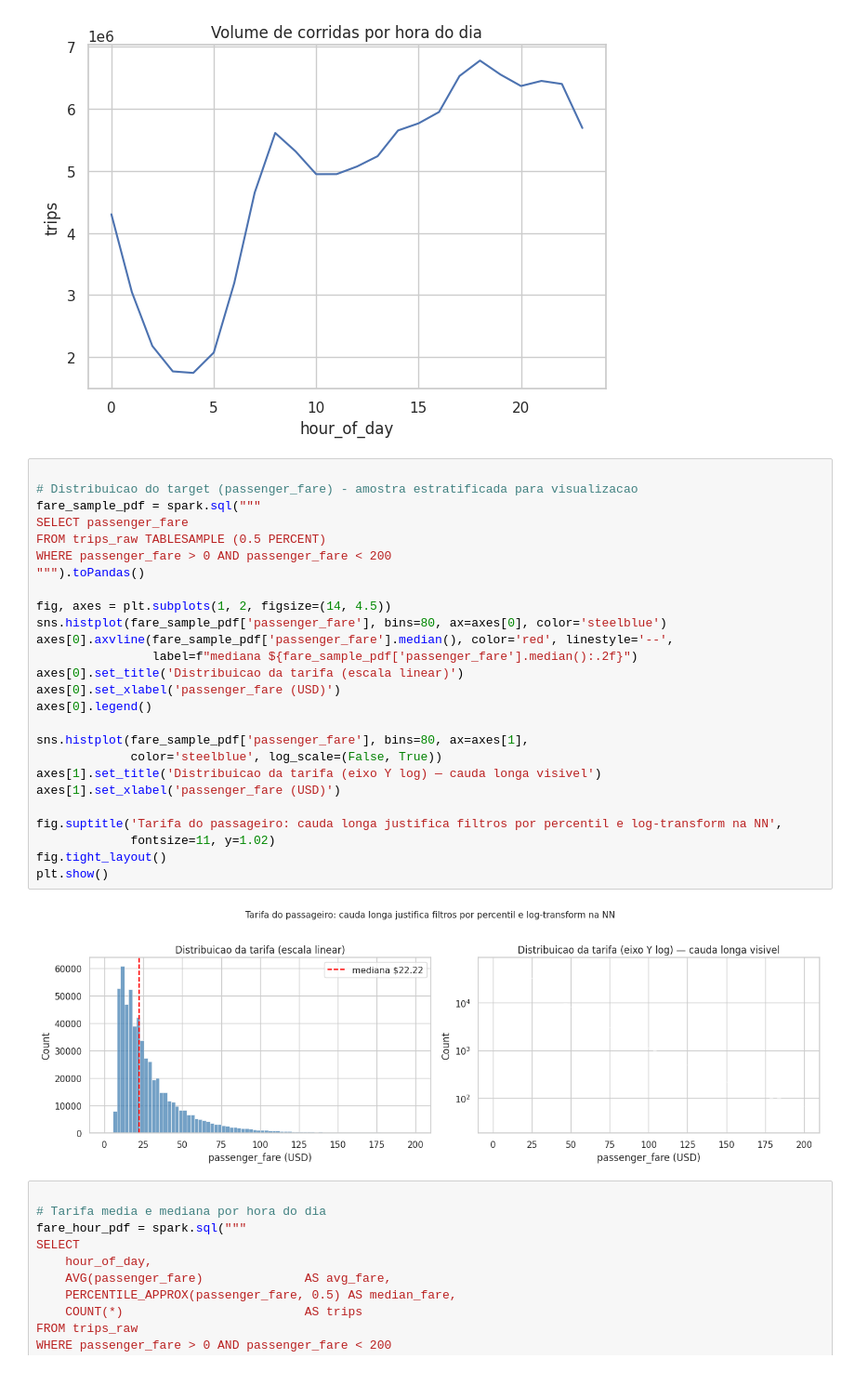
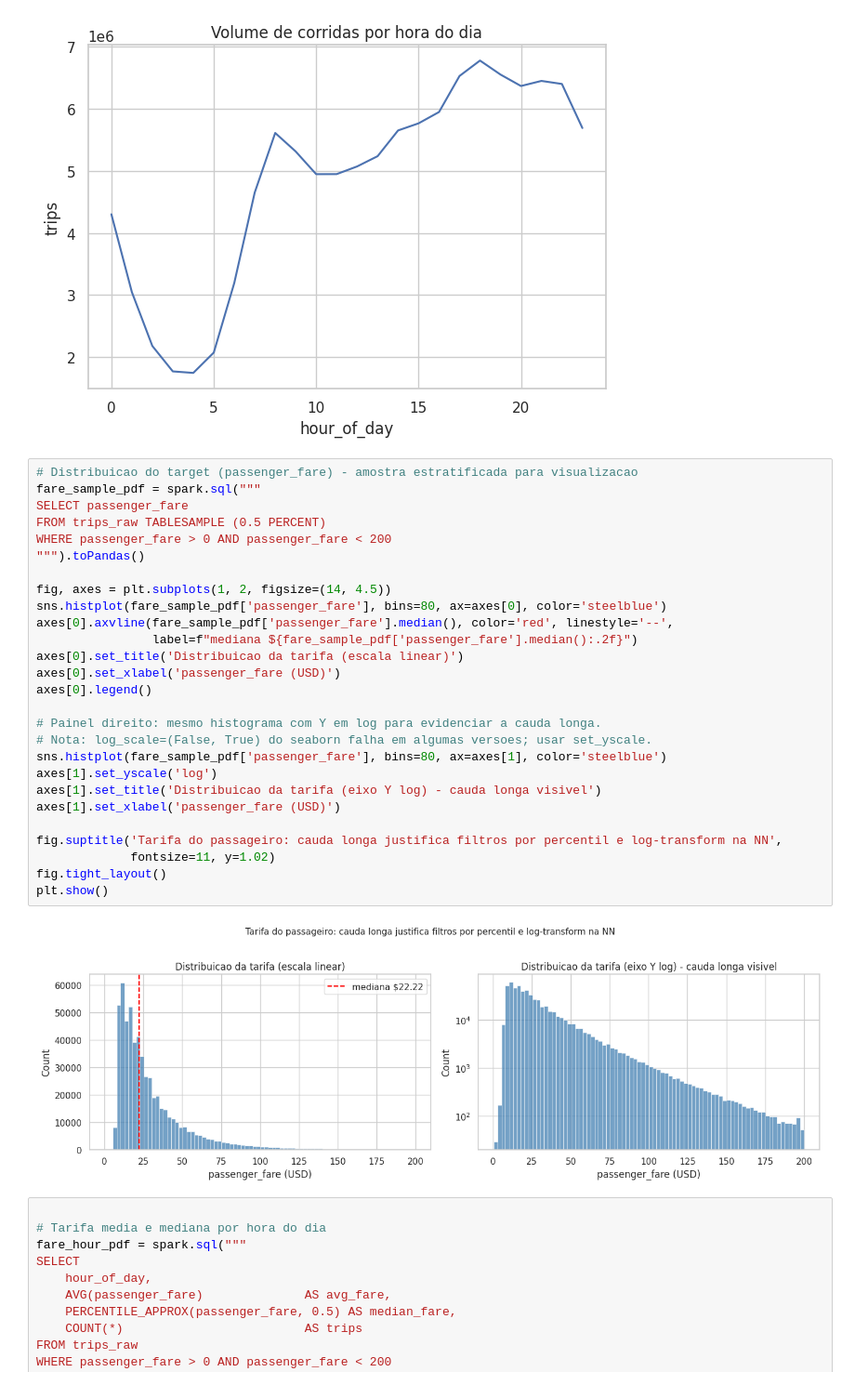
Before and after one commit to waizbart/nyc-rideshare-fare-prediction, a Jupyter notebook: notebooks/01_eda.ipynb, the cells around one changed output. Shown at 93% size. Drawn from its saved outputs; the diff is of its cells as text.

```diff
--- a/notebooks/01_eda.ipynb
+++ b/notebooks/01_eda.ipynb
@@ -116,33 +116,34 @@ plt.show()
 # %% [output]
 [figure]
 # %%
-
 # Distribuicao do target (passenger_fare) - amostra estratificada para visualizacao
 fare_sample_pdf = spark.sql("""
 SELECT passenger_fare
 FROM trips_raw TABLESAMPLE (0.5 PERCENT)
 WHERE passenger_fare > 0 AND passenger_fare < 200
 """).toPandas()
 
 fig, axes = plt.subplots(1, 2, figsize=(14, 4.5))
 sns.histplot(fare_sample_pdf['passenger_fare'], bins=80, ax=axes[0], color='steelblue')
 axes[0].axvline(fare_sample_pdf['passenger_fare'].median(), color='red', linestyle='--',
                 label=f"mediana ${fare_sample_pdf['passenger_fare'].median():.2f}")
 axes[0].set_title('Distribuicao da tarifa (escala linear)')
 axes[0].set_xlabel('passenger_fare (USD)')
 axes[0].legend()
 
-sns.histplot(fare_sample_pdf['passenger_fare'], bins=80, ax=axes[1],
-             color='steelblue', log_scale=(False, True))
-axes[1].set_title('Distribuicao da tarifa (eixo Y log) — cauda longa visivel')
+# Painel direito: mesmo histograma com Y em log para evidenciar a cauda longa.
+# Nota: log_scale=(False, True) do seaborn falha em algumas versoes; usar set_yscale.
+sns.histplot(fare_sample_pdf['passenger_fare'], bins=80, ax=axes[1], color='steelblue')
+axes[1].set_yscale('log')
+axes[1].set_title('Distribuicao da tarifa (eixo Y log) - cauda longa visivel')
 axes[1].set_xlabel('passenger_fare (USD)')
 
 fig.suptitle('Tarifa do passageiro: cauda longa justifica filtros por percentil e log-transform na NN',
              fontsize=11, y=1.02)
 fig.tight_layout()
 plt.show()
 # %% [output]
-[figure, old version]
+[figure, new version]
 # %%
 
 # Tarifa media e mediana por hora do dia
```
Also changed, not shown: parts of 4 cells of this notebook, 6 other files.
